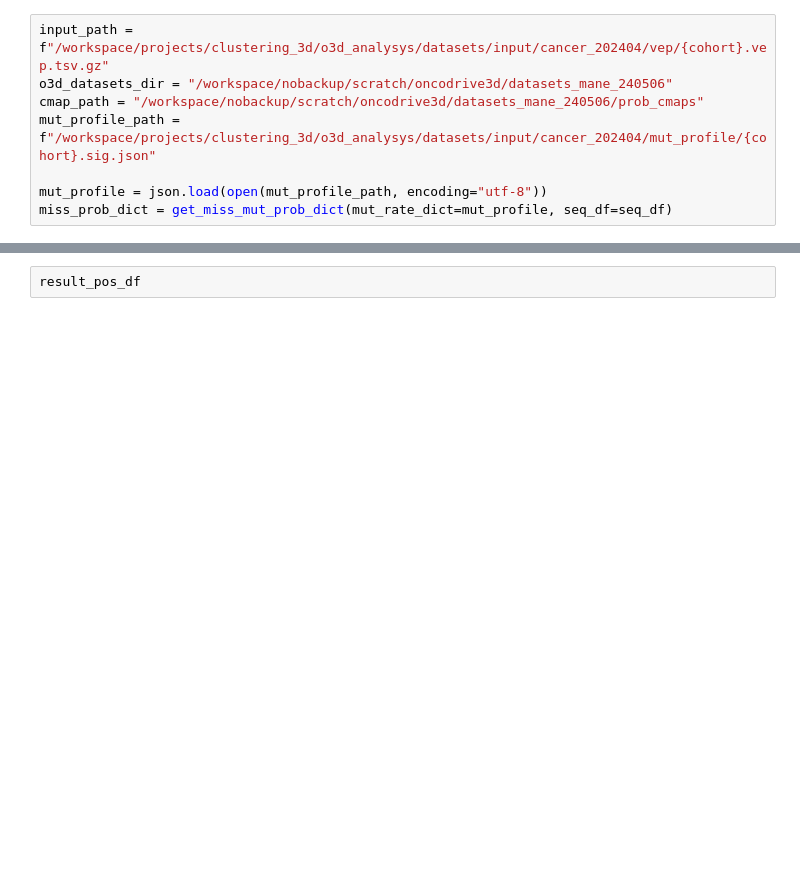
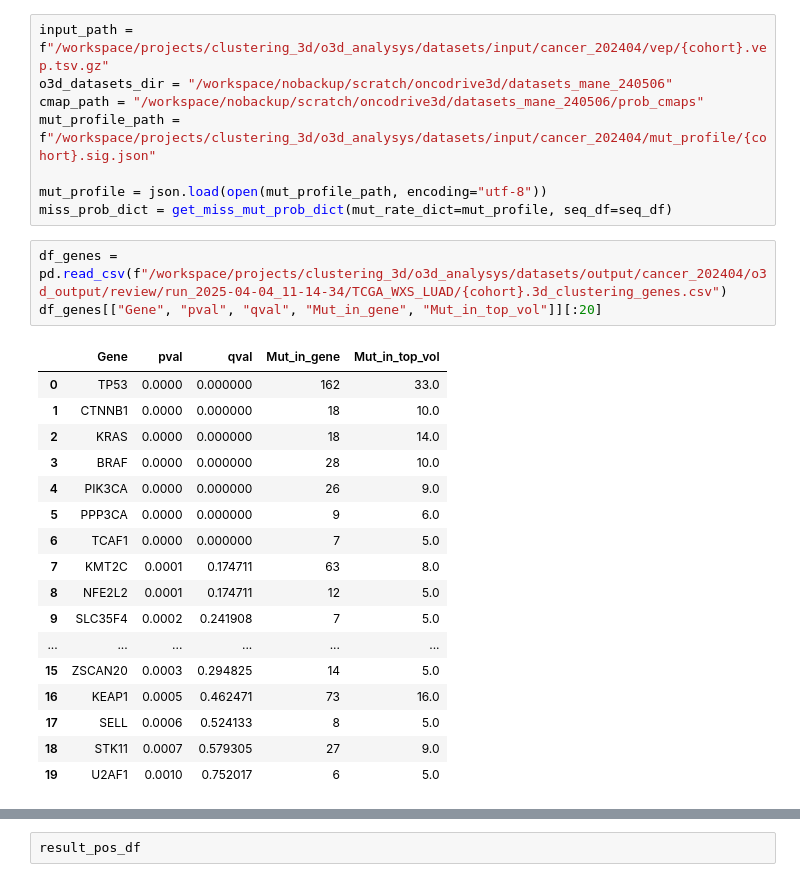
Before and after one commit to bbglab/oncodrive3d_paper, a Jupyter notebook: review_01/simulations_and_ranking/simulations.ipynb, the cells around one changed output, grey strips where cells are left out. Drawn from its saved outputs; the diff is of its cells as text; blank space fills up the shorter version.

```diff
--- a/review_01/simulations_and_ranking/simulations.ipynb
+++ b/review_01/simulations_and_ranking/simulations.ipynb
@@ -985,6 +985,27 @@ mut_profile_path = f"/workspace/projects/clustering_3d/o3d_analysys/datasets/inp
 
 mut_profile = json.load(open(mut_profile_path, encoding="utf-8"))
 miss_prob_dict = get_miss_mut_prob_dict(mut_rate_dict=mut_profile, seq_df=seq_df)
+# %%
+df_genes = pd.read_csv(f"/workspace/projects/clustering_3d/o3d_analysys/datasets/output/cancer_202404/o3d_output/review/run_2025-04-04_11-14-34/TCGA_WXS_LUAD/{cohort}.3d_clustering_genes.csv")
+df_genes[["Gene", "pval", "qval", "Mut_in_gene", "Mut_in_top_vol"]][:20]
+# %% [output]
+|  | Gene | pval | qval | Mut_in_gene | Mut_in_top_vol |
+| 0 | TP53 | 0.0000 | 0.000000 | 162 | 33.0 |
+| 1 | CTNNB1 | 0.0000 | 0.000000 | 18 | 10.0 |
+| 2 | KRAS | 0.0000 | 0.000000 | 18 | 14.0 |
+| 3 | BRAF | 0.0000 | 0.000000 | 28 | 10.0 |
+| 4 | PIK3CA | 0.0000 | 0.000000 | 26 | 9.0 |
+| 5 | PPP3CA | 0.0000 | 0.000000 | 9 | 6.0 |
+| 6 | TCAF1 | 0.0000 | 0.000000 | 7 | 5.0 |
+| 7 | KMT2C | 0.0001 | 0.174711 | 63 | 8.0 |
+| 8 | NFE2L2 | 0.0001 | 0.174711 | 12 | 5.0 |
+| 9 | SLC35F4 | 0.0002 | 0.241908 | 7 | 5.0 |
+| ... | ... | ... | ... | ... | ... |
+| 15 | ZSCAN20 | 0.0003 | 0.294825 | 14 | 5.0 |
+| 16 | KEAP1 | 0.0005 | 0.462471 | 73 | 16.0 |
+| 17 | SELL | 0.0006 | 0.524133 | 8 | 5.0 |
+| 18 | STK11 | 0.0007 | 0.579305 | 27 | 9.0 |
+| 19 | U2AF1 | 0.0010 | 0.752017 | 6 | 5.0 |
 # %%
 cohort = "TCGA_WXS_LUAD"
 data, seq_df = load_mut(input_path, o3d_datasets_dir)
```
Also changed, not shown: parts of 3 cells of this notebook.
